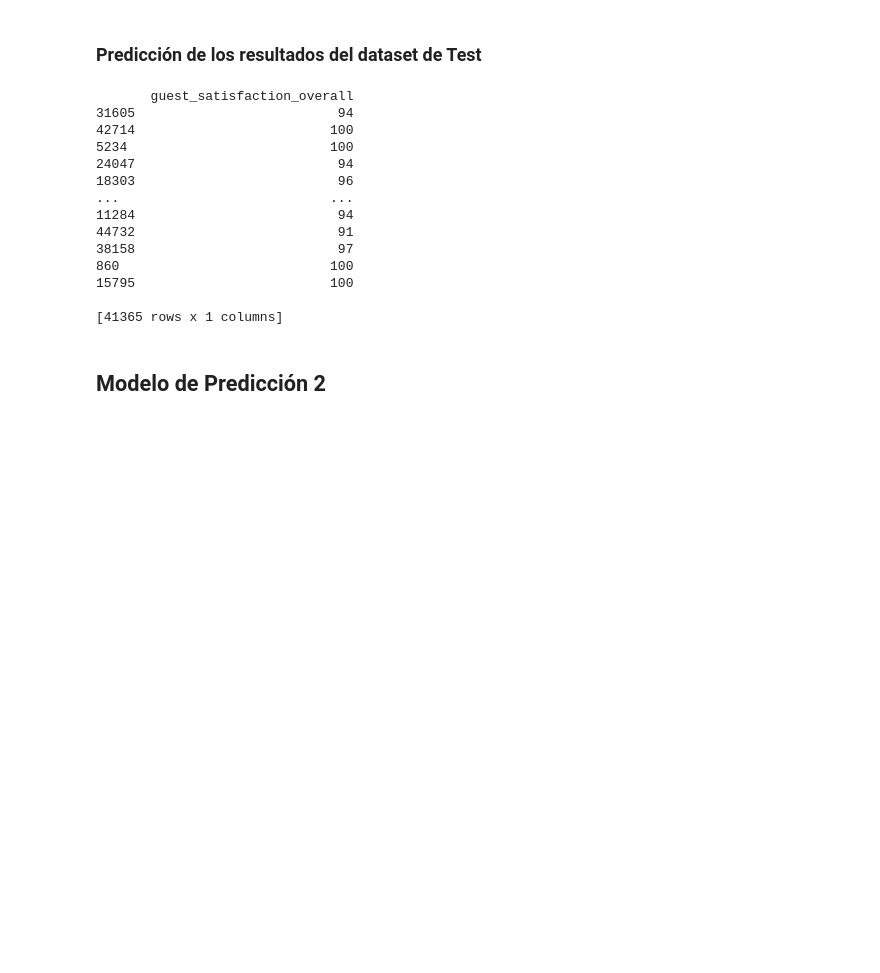
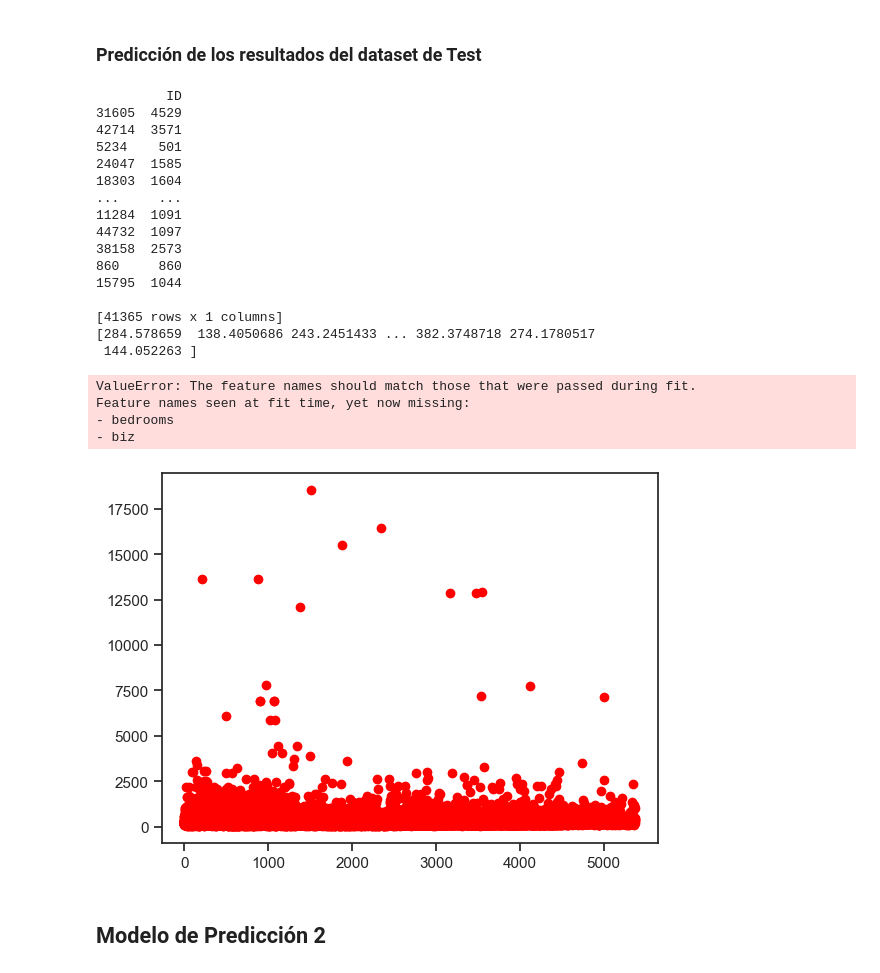
Before and after one commit to Leo12Casale/AnalisisDatos-Accidentes, a Jupyter notebook: Graficos.ipynb, the cells around one changed output. Cells and saved outputs as stored; diff of their text form; code cells hidden in the pictures; blank space fills up the shorter version.

Commit message:
Agregamos regresiones lineales 3, 4 y 5 (ninguna da bien)

```diff
--- a/Graficos.ipynb
+++ b/Graficos.ipynb
@@ -209,33 +210,40 @@ LinearRegression()
 # %%
 y_pred = regressor.predict(X_test)
 y_pred
 
-#Recorrer todas las columnas numéricas para probar la regresión lineal
-# for var in columnas_numericas:
-#     x = X_train[[var]]
-#     print(x)
-#     print(y_train)
-#     plt.scatter(x, y_train, color = 'red')
-#     plt.plot(x, regressor.predict(x), color = 'blue')
-#     plt.title('Salary vs Experience (Training set)')
-#     plt.xlabel('Years of Experience')
-#     plt.ylabel('Salary')
-#     plt.show()
+""" Recorrer todas las columnas numéricas para probar la regresión lineal """
+for var in columnas_numericas:
+    x = X_train[[var]]
+    print(x)
+    print(y_train)
+    plt.scatter(x, y_train, color = 'red')
+    plt.plot(x, regressor.predict(x), color = 'blue')
+    plt.title('Salary vs Experience (Training set)')
+    plt.xlabel('Years of Experience')
+    plt.ylabel('Salary')
+    plt.show()
 # %% [output]
-       guest_satisfaction_overall
-31605                          94
-42714                         100
-5234                          100
-24047                          94
-18303                          96
-...                           ...
-11284                          94
-44732                          91
-38158                          97
-860                           100
-15795                         100
+         ID
+31605  4529
+42714  3571
+5234    501
+24047  1585
+18303  1604
+...     ...
+11284  1091
+44732  1097
+38158  2573
+860     860
+15795  1044
 
 [41365 rows x 1 columns]
+[284.578659  138.4050686 243.2451433 ... 382.3748718 274.1780517
+ 144.052263 ]
+ValueError: The feature names should match those that were passed during fit.
+Feature names seen at fit time, yet now missing:
+- bedrooms
+- biz
+[figure, added]
 # %% [markdown]
 ## Modelo de Predicción 2
 # %%
```
Also changed, not shown: parts of 54 cells of this notebook.
